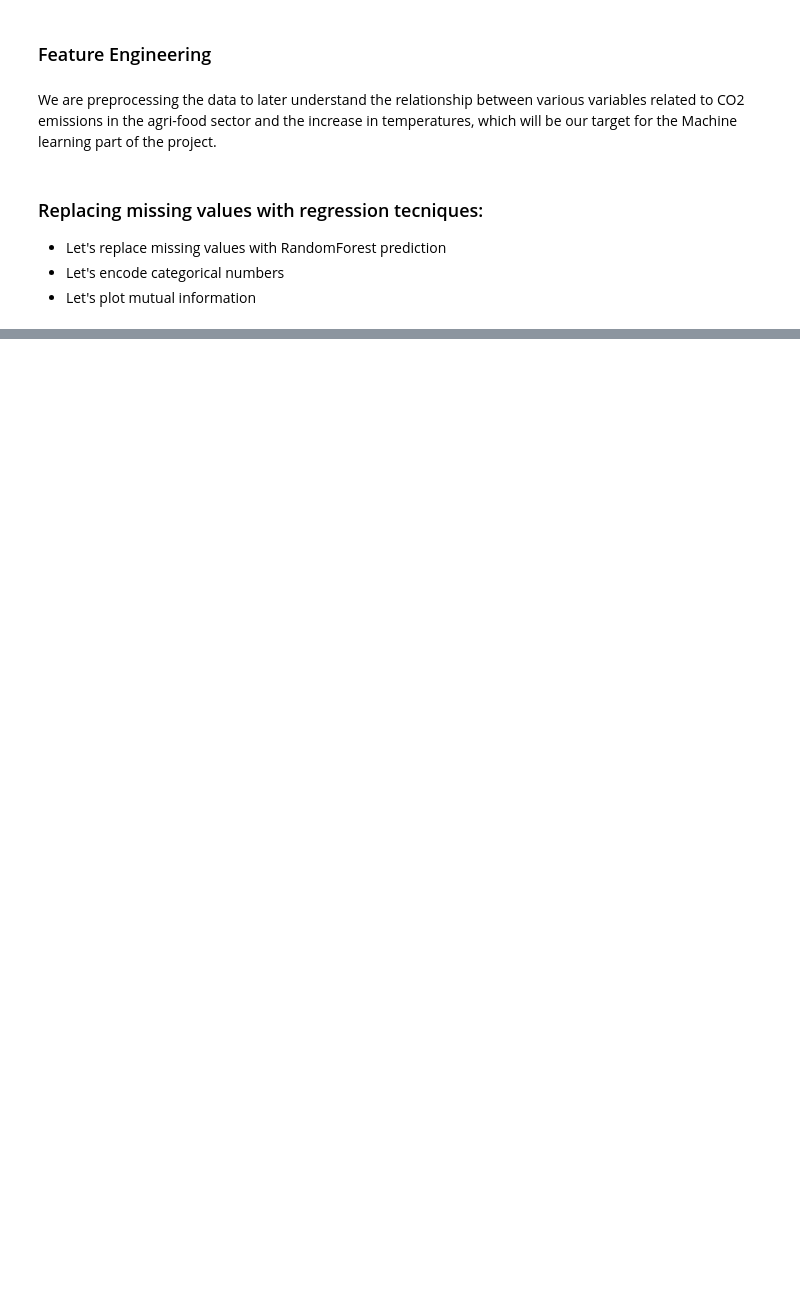
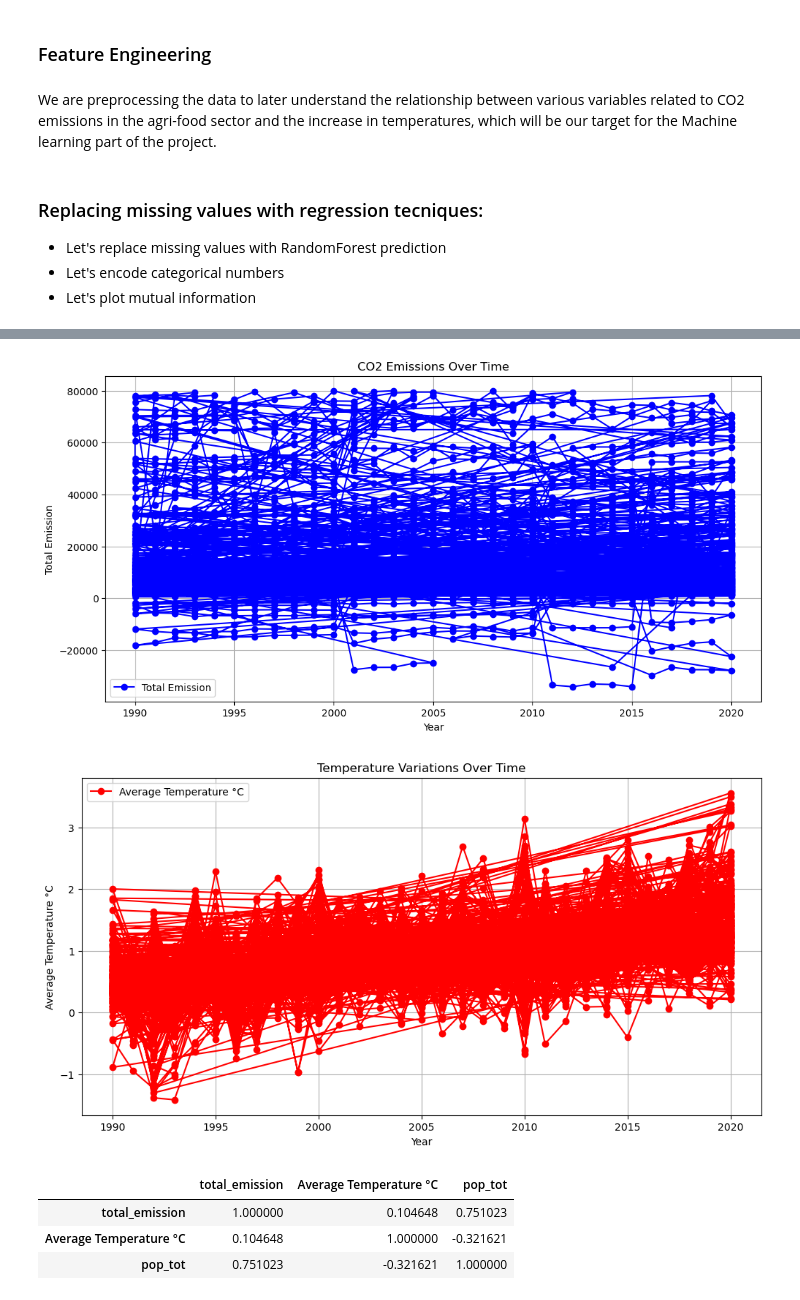
Before and after one commit to Mikateko0926/2401PTDS_Regression_Project, a Jupyter notebook: Regression Project CO2 emissions.ipynb, the cells around one changed output, grey strips where cells are left out. Cells and saved outputs as stored; diff of their text form; code cells hidden in the pictures; blank space fills up the shorter version.

```diff
--- a/Regression Project CO2 emissions.ipynb
+++ b/Regression Project CO2 emissions.ipynb
@@ -569,0 +570,23 @@ NameError: name 'numeric_df' is not defined
+# %%
+# Plotting CO2 Emissions Over Time
+plt.figure(figsize=(12, 6))  # Create a figure with specific dimensions
+plt.plot(df['Year'], df['total_emission'], marker='o', color='b', label='Total Emission')  # Plot Year vs. Total CO2 Emissions
+plt.title('CO2 Emissions Over Time')  # Set the plot title
+plt.xlabel('Year')  # Label the x-axis as "Year"
+plt.ylabel('Total Emission')  # Label the y-axis as "Total Emission"
+plt.legend()  # Display a legend to identify the data
+plt.grid(True)  # Add a grid for easier data visualization
+plt.show()  # Show the plot
+
+# Plotting Temperature Variations Over Time
+plt.figure(figsize=(12, 6))  # Create another figure with the same dimensions
+plt.plot(df['Year'], df['Average Temperature °C'], marker='o', color='r', label='Average Temperature °C')  # Plot Year vs. Average Temperature
+plt.title('Temperature Variations Over Time')  # Set the plot title
+plt.xlabel('Year')  # Label the x-axis as "Year"
+plt.ylabel('Average Temperature °C')  # Label the y-axis as "Average Temperature °C"
+plt.legend()  # Display a legend to identify the data
+plt.grid(True)  # Add a grid for easier data visualization
+plt.show()  # Show the plot
+# %% [output]
+[figure, added]
+[figure, added]
@@ -569,0 +620,8 @@ NameError: name 'numeric_df' is not defined
+# %%
+correlation = df.groupby(["Year"]).agg({"total_emission":"sum", "Average Temperature °C":"mean", "pop_tot":"sum"})
+correlation.corr()
+# %% [output]
+|  | total_emission | Average Temperature °C | pop_tot |
+| total_emission | 1.000000 | 0.104648 | 0.751023 |
+| Average Temperature °C | 0.104648 | 1.000000 | -0.321621 |
+| pop_tot | 0.751023 | -0.321621 | 1.000000 |
```
Also changed, not shown: parts of 9 cells of this notebook.
